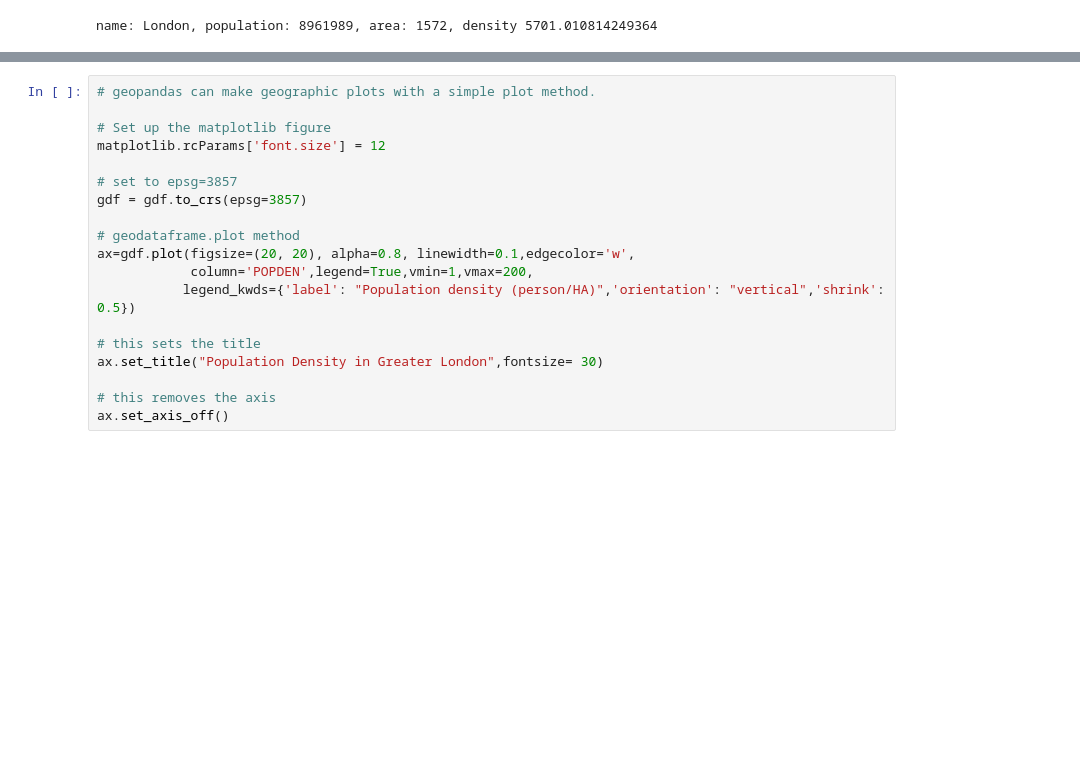
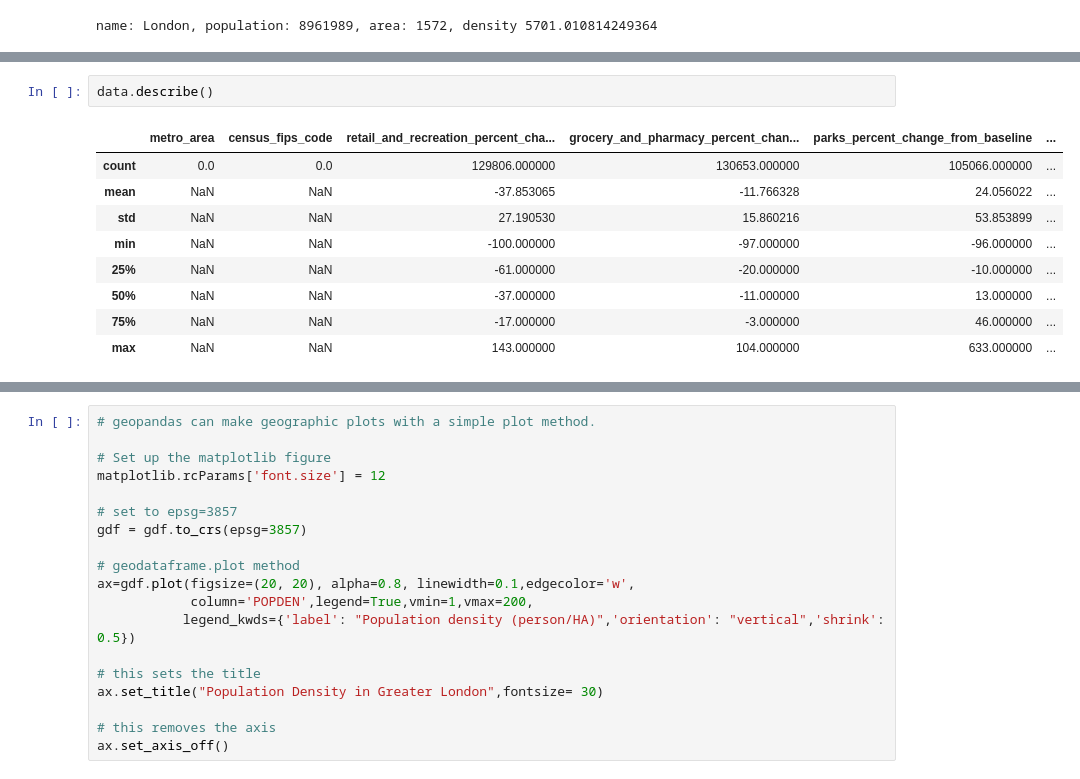
Before and after one commit to mateoneira/urban_simulation, a Jupyter notebook: practicals/week1/00. Python Review.ipynb, the cells around one changed output, grey strips where cells are left out. Drawn from its saved outputs; the diff is of its cells as text; blank space fills up the shorter version.

```diff
--- a/practicals/week1/00. Python Review.ipynb
+++ b/practicals/week1/00. Python Review.ipynb
@@ -627,0 +446,12 @@ Index(['LSOA11CD', 'LSOA11NM', 'MSOA11CD', 'MSOA11NM', 'LAD11CD', 'LAD11NM',
+# %%
+data.describe()
+# %% [output]
+|  | metro_area | census_fips_code | retail_and_recreation_percent_cha... | grocery_and_pharmacy_percent_chan... | parks_percent_change_from_baseline | ... |
+| count | 0.0 | 0.0 | 129806.000000 | 130653.000000 | 105066.000000 | ... |
+| mean | NaN | NaN | -37.853065 | -11.766328 | 24.056022 | ... |
+| std | NaN | NaN | 27.190530 | 15.860216 | 53.853899 | ... |
+| min | NaN | NaN | -100.000000 | -97.000000 | -96.000000 | ... |
+| 25% | NaN | NaN | -61.000000 | -20.000000 | -10.000000 | ... |
+| 50% | NaN | NaN | -37.000000 | -11.000000 | 13.000000 | ... |
+| 75% | NaN | NaN | -17.000000 | -3.000000 | 46.000000 | ... |
+| max | NaN | NaN | 143.000000 | 104.000000 | 633.000000 | ... |
```
Also changed, not shown: parts of 51 cells of this notebook, 3 other files.
